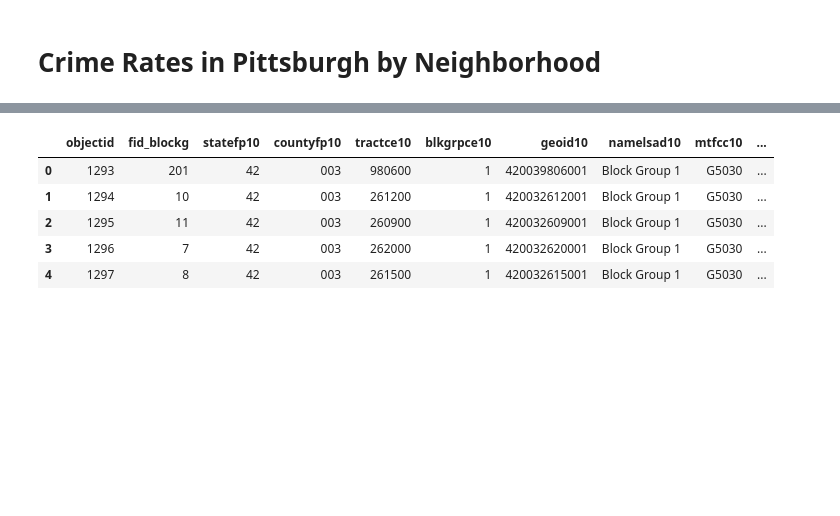
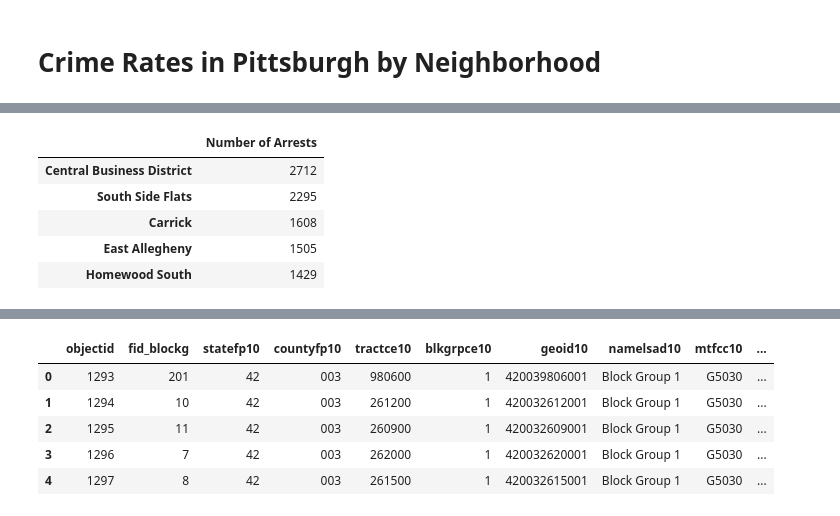
Before and after one commit to briankim-pitt/final-project, a Jupyter notebook: crime-rates.ipynb, the cells around one changed output, grey strips where cells are left out. Cells and saved outputs as stored; diff of their text form; code cells hidden in the pictures; blank space fills up the shorter version.

```diff
--- a/crime-rates.ipynb
+++ b/crime-rates.ipynb
@@ -15,0 +32,10 @@ police_arrests.head()
+# %%
+num_neighborhood_arrests = neighborhood_arrests.value_counts().to_frame(name="Number of Arrests")
+num_neighborhood_arrests.head()
+# %% [output]
+|  | Number of Arrests |
+| Central Business District | 2712 |
+| South Side Flats | 2295 |
+| Carrick | 1608 |
+| East Allegheny | 1505 |
+| Homewood South | 1429 |
```
Also changed, not shown: parts of 2 cells of this notebook.
